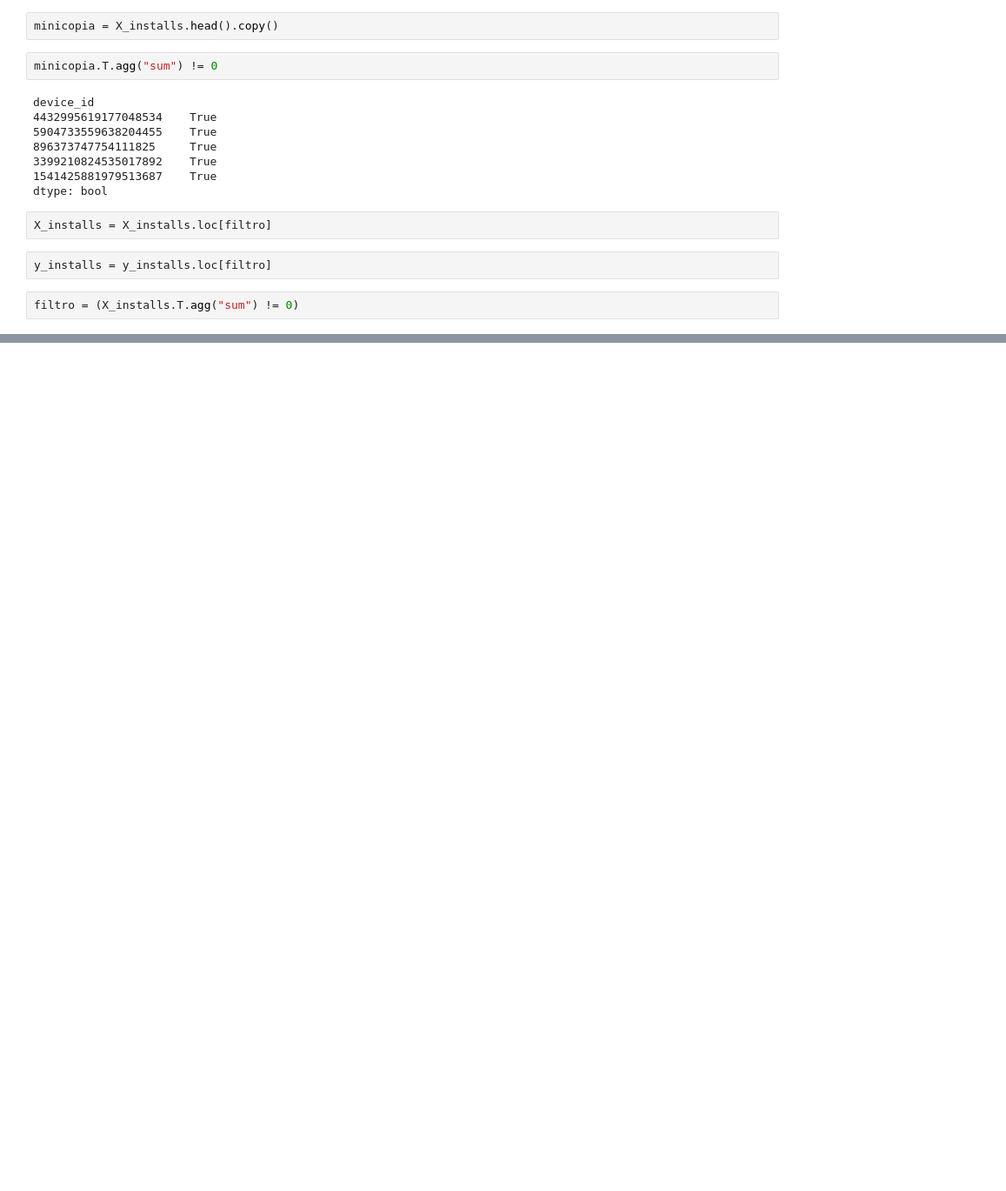
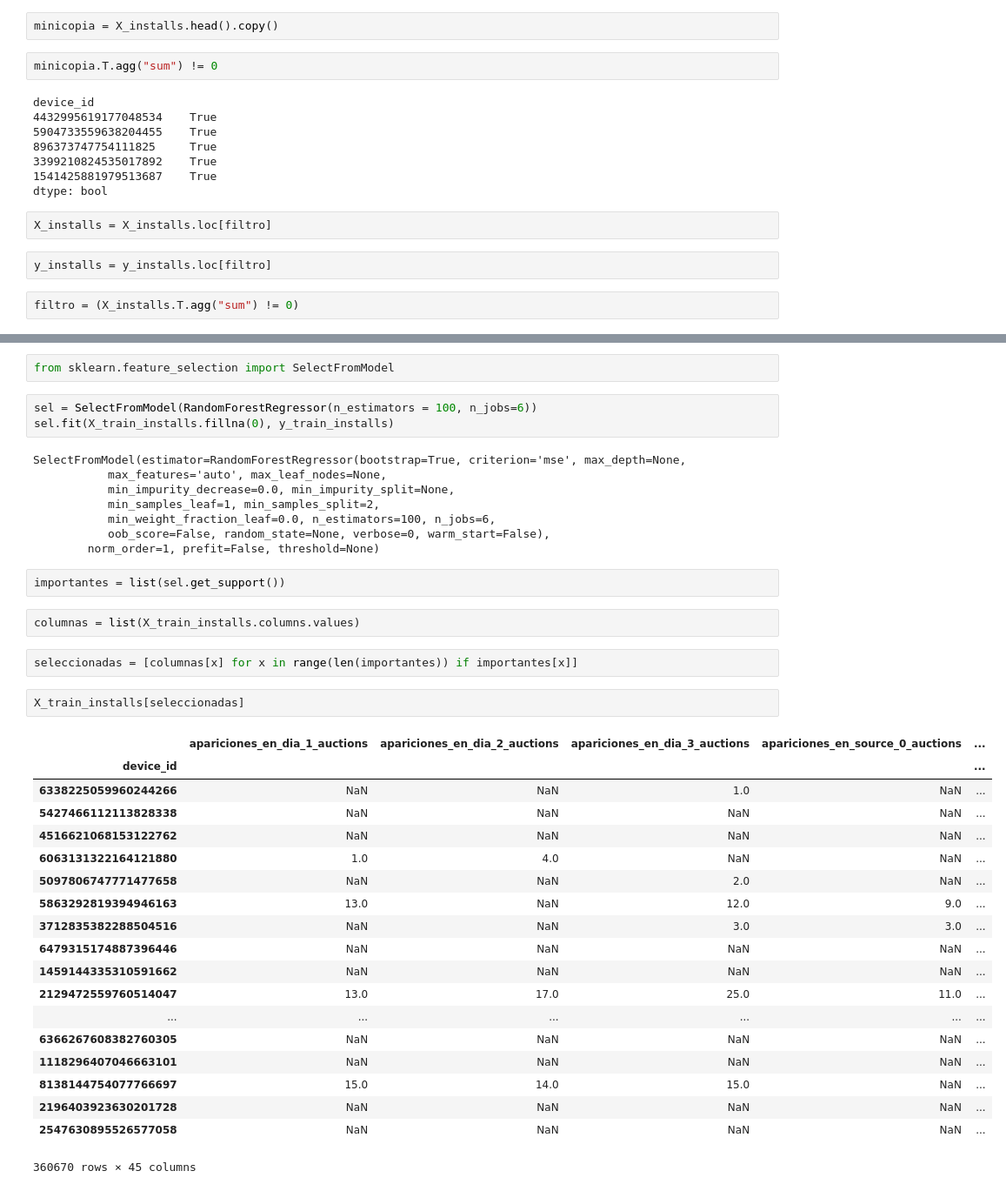
Before and after one commit to mateoicalvo/7506, a Jupyter notebook: tp2/modelo/algoritmos/ensambles/ensambles.ipynb, the cells around one changed output, grey strips where cells are left out. Shown at 87% size. Cells and saved outputs as stored; diff of their text form; blank space fills up the shorter version.

```diff
--- a/tp2/modelo/algoritmos/ensambles/ensambles.ipynb
+++ b/tp2/modelo/algoritmos/ensambles/ensambles.ipynb
@@ -182,0 +230,41 @@ xgb.plot_importance(model_installs, max_num_features=12)
+# %%
+from sklearn.feature_selection import SelectFromModel
+# %%
+sel = SelectFromModel(RandomForestRegressor(n_estimators = 100, n_jobs=6))
+sel.fit(X_train_installs.fillna(0), y_train_installs)
+# %% [output]
+SelectFromModel(estimator=RandomForestRegressor(bootstrap=True, criterion='mse', max_depth=None,
+           max_features='auto', max_leaf_nodes=None,
+           min_impurity_decrease=0.0, min_impurity_split=None,
+           min_samples_leaf=1, min_samples_split=2,
+           min_weight_fraction_leaf=0.0, n_estimators=100, n_jobs=6,
+           oob_score=False, random_state=None, verbose=0, warm_start=False),
+        norm_order=1, prefit=False, threshold=None)
+# %%
+importantes = list(sel.get_support())
+# %%
+columnas = list(X_train_installs.columns.values)
+# %%
+seleccionadas = [columnas[x] for x in range(len(importantes)) if importantes[x]]
+# %%
+X_train_installs[seleccionadas]
+# %% [output]
+|  | apariciones_en_dia_1_auctions | apariciones_en_dia_2_auctions | apariciones_en_dia_3_auctions | apariciones_en_source_0_auctions | ... |
+| device_id |  |  |  |  | ... |
+| 6338225059960244266 | NaN | NaN | 1.0 | NaN | ... |
+| 5427466112113828338 | NaN | NaN | NaN | NaN | ... |
+| 4516621068153122762 | NaN | NaN | NaN | NaN | ... |
+| 6063131322164121880 | 1.0 | 4.0 | NaN | NaN | ... |
+| 5097806747771477658 | NaN | NaN | 2.0 | NaN | ... |
+| 5863292819394946163 | 13.0 | NaN | 12.0 | 9.0 | ... |
+| 3712835382288504516 | NaN | NaN | 3.0 | 3.0 | ... |
+| 6479315174887396446 | NaN | NaN | NaN | NaN | ... |
+| 1459144335310591662 | NaN | NaN | NaN | NaN | ... |
+| 2129472559760514047 | 13.0 | 17.0 | 25.0 | 11.0 | ... |
+| ... | ... | ... | ... | ... | ... |
+| 6366267608382760305 | NaN | NaN | NaN | NaN | ... |
+| 1118296407046663101 | NaN | NaN | NaN | NaN | ... |
+| 8138144754077766697 | 15.0 | 14.0 | 15.0 | NaN | ... |
+| 2196403923630201728 | NaN | NaN | NaN | NaN | ... |
+| 2547630895526577058 | NaN | NaN | NaN | NaN | ... |
+360670 rows × 45 columns
```
Also changed, not shown: parts of 25 cells of this notebook, 7 other files.
